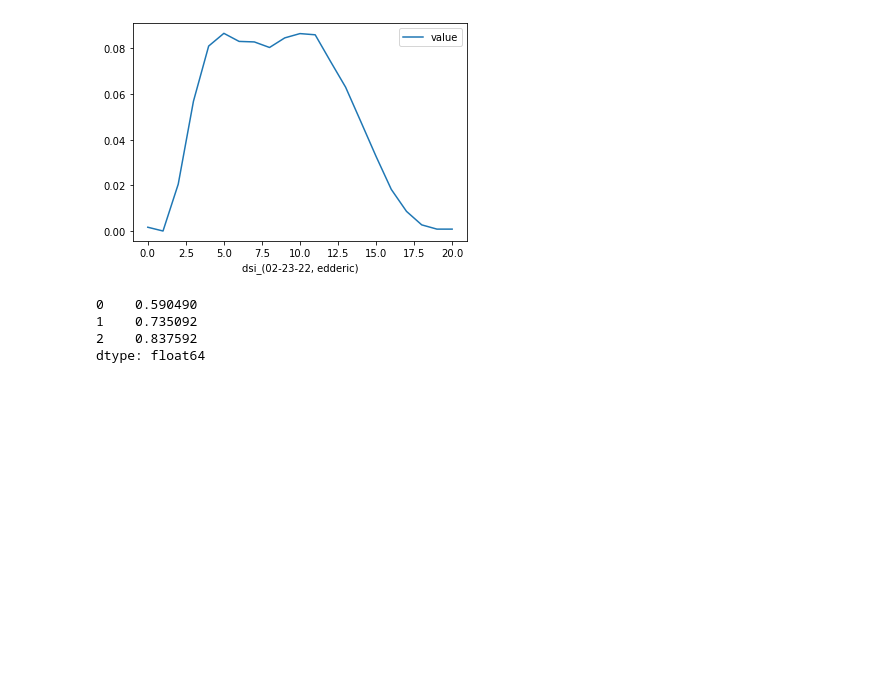
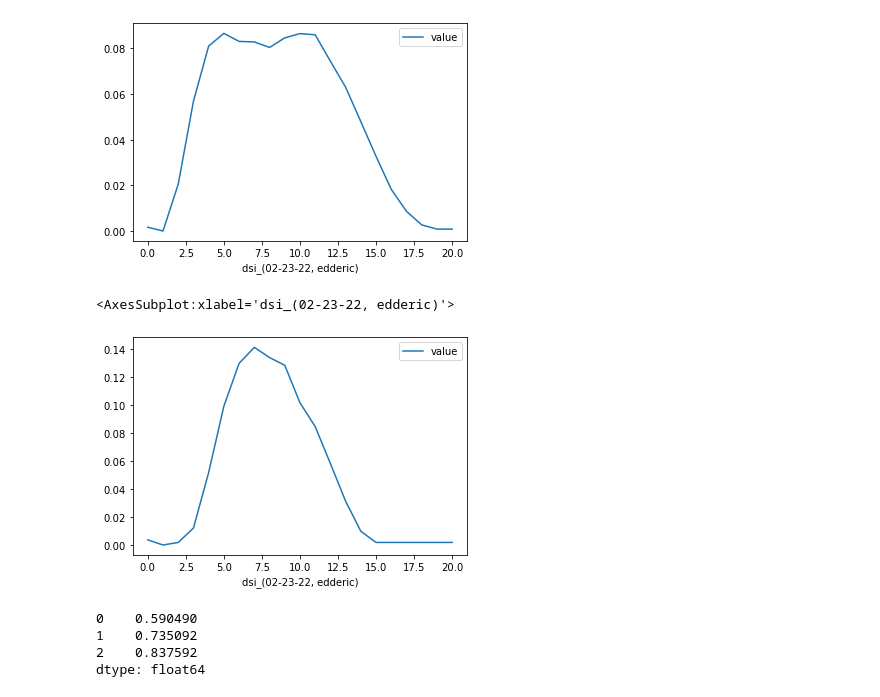
Before and after one commit to Edderic/graphica, a Jupyter notebook: notebooks/gather_risk/gather-risk.ipynb, the cells around one changed output. Drawn from its saved outputs; the diff is of its cells as text; code cells hidden in the pictures; blank space fills up the shorter version.

```diff
--- a/notebooks/gather_risk/gather-risk.ipynb
+++ b/notebooks/gather_risk/gather-risk.ipynb
@@ -268,7 +377,12 @@ result = VE(
     network=bn,
     query=Query(
         outcomes=[outcome_col],
-        givens=[{f'pcr_{date_self_suffix}': 1}],
+        givens=[
+            {
+                f'rapid_{date_self_suffix}': 1,
+                f'rapid_{index_name(dates[0] + timedelta(days=1), person)}': 1
+            }
+        ],
     )
 ).compute()
 
@@ -302,6 +456,11 @@ results[0][[f'dsi_{date_self_suffix}', 'value']].plot(x=f'dsi_{date_self_suffix}
 # %% [output]
 <AxesSubplot:xlabel='dsi_(02-23-22, edderic)'>
 [figure]
+# %%
+results[1][[f'dsi_{date_self_suffix}', 'value']].plot(x=f'dsi_{date_self_suffix}', y='value')
+# %% [output]
+<AxesSubplot:xlabel='dsi_(02-23-22, edderic)'>
+[figure, added]
 # %%
 (1.0 - pd.Series([0.1, 0.05, 0.025])) ** pd.Series([5.0, 6.0, 7.0])
 # %% [output]
```
Also changed, not shown: parts of 14 cells of this notebook.
